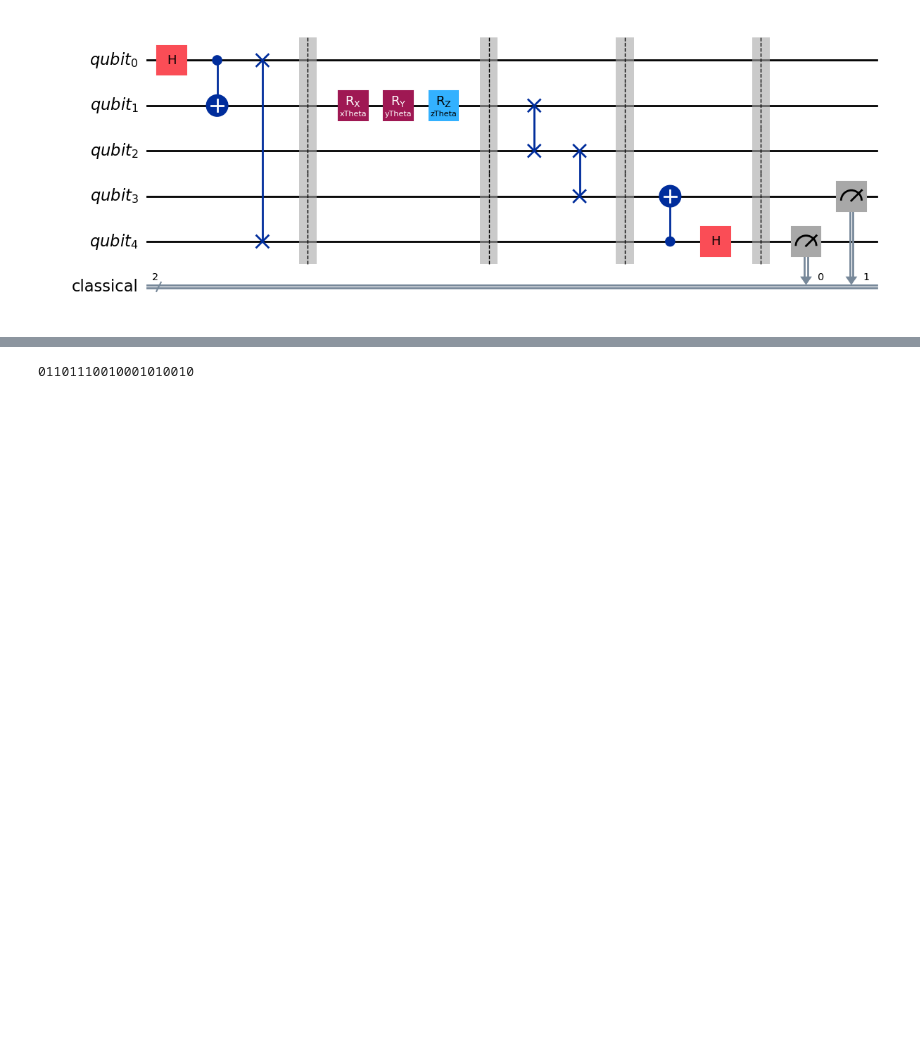
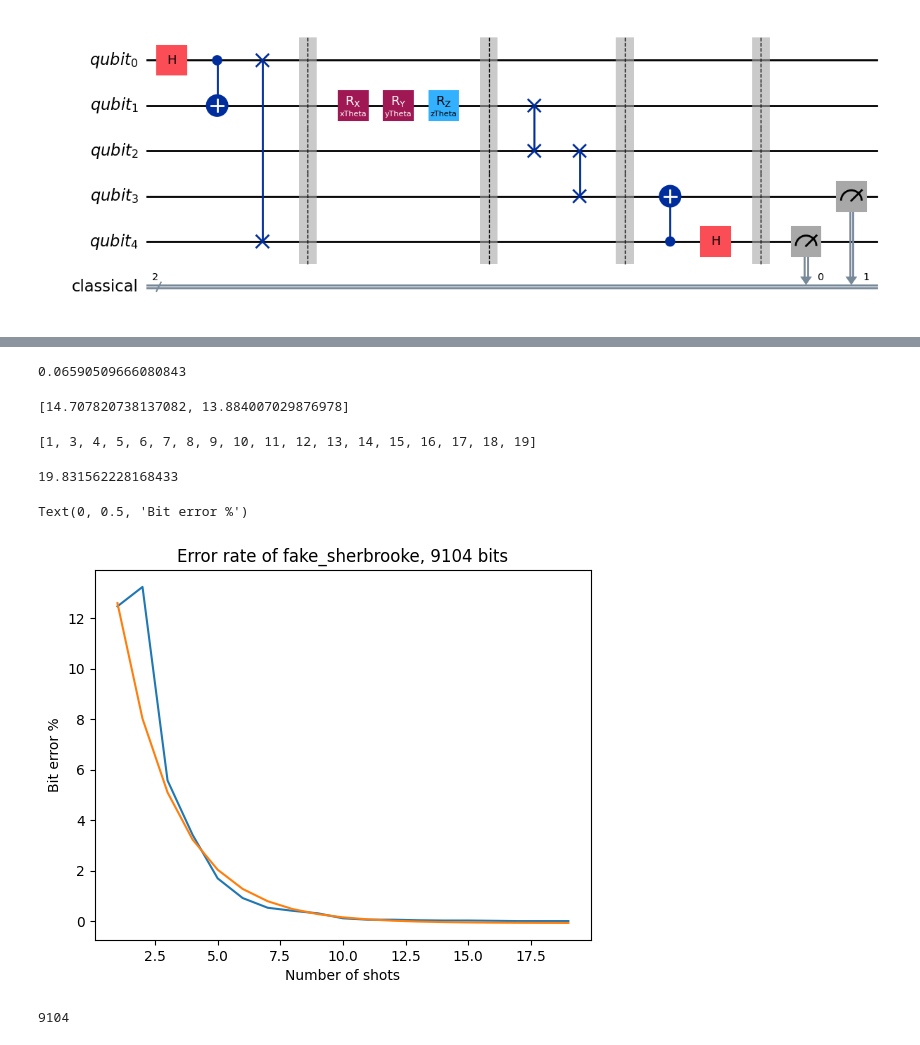
Before and after one commit to CalebCeravolo/Quantum-Hardware-Superdense-Coding, a Jupyter notebook: superdense.ipynb, the cells around one changed output, grey strips where cells are left out. Drawn from its saved outputs; the diff is of its cells as text; code cells hidden in the pictures; blank space fills up the shorter version.

Commit message:
Bit error analysis for number of swaps

```diff
--- a/superdense.ipynb
+++ b/superdense.ipynb
@@ -124,9 +131,59 @@ def recieve_string(job):
         for res in result:
             if (result[res]>max):
                 mess_seg = res
+                max=result[res]
         message = f"{message}{mess_seg}"
         #print(job2.result()[i].data.classical.get_counts())
     return message
-print(recieve_string(job2))
-# %% [output]
-01101110010001010010
+# %%
+result = recieve_string(job2)
+errors = 0
+for i in range(len(content)):
+    if (content[i]!=result[i]):
+        errors+=1
+print(100*errors/len(content))
+# print(job2.result()[0].data.classical.get_counts())
+# print(result)
+# %% [output]
+0.06590509666080843
+# %%
+errors2 = []
+shots = [1,2]
+for i in shots:
+    job2 = sampler.run(bound_circuits, shots = i)
+    result = recieve_string(job2)
+    error_num = 0
+    for i in range(len(content)):
+        if (content[i]!=result[i]):
+            error_num+=1
+    errors2.append(100*error_num/len(content))
+print(errors2)
+# %% [output]
+[14.707820738137082, 13.884007029876978]
+# %%
+import scipy.optimize as opt
+def fit_equation (x, a, b, c):
+    y = a*(np.exp((-b)*x))+c
+    return y
+shots_fixed = [x for i, x in enumerate(shots) if i != 1]
+errors_fixed = [x for i, x in enumerate(errors) if i != 1]
+param, cov = opt.curve_fit(fit_equation, shots_fixed, errors_fixed)
+# %% [output]
+[1, 3, 4, 5, 6, 7, 8, 9, 10, 11, 12, 13, 14, 15, 16, 17, 18, 19]
+# %%
+print(param[0])
+# %% [output]
+19.831562228168433
+# %%
+plt.plot(shots, errors)
+plt.plot(shots, fit_equation(shots, param[0], param[1], param[2]))
+plt.title("Error rate of fake_sherbrooke, 9104 bits")
+plt.xlabel("Number of shots")
+plt.ylabel("Bit error %")
+# %% [output]
+Text(0, 0.5, 'Bit error %')
+[figure, added]
+# %%
+print(len(result))
+# %% [output]
+9104
```
Also changed, not shown: parts of 10 cells of this notebook, 3 other files.
